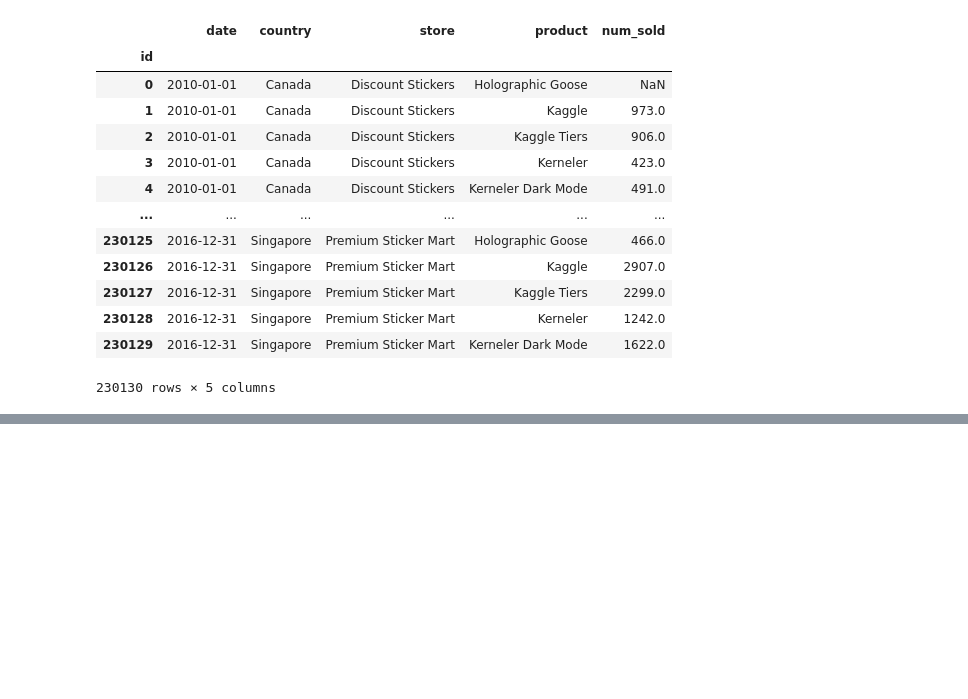
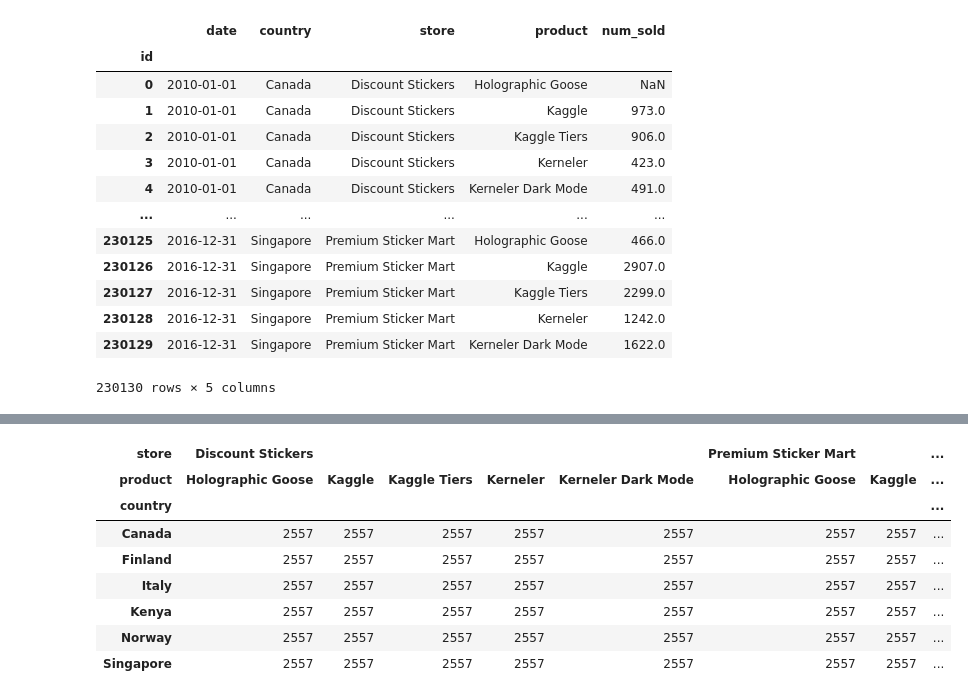
Before and after one commit to mihofer/kaggle_projects, a Jupyter notebook: forecasting_sticker_sales/analysis.ipynb, the cells around one changed output, grey strips where cells are left out. Saved outputs shown, nothing was run; the diff lists cells and outputs as text; code cells hidden in the pictures; blank space fills up the shorter version.

```diff
--- a/forecasting_sticker_sales/analysis.ipynb
+++ b/forecasting_sticker_sales/analysis.ipynb
@@ -64,0 +117,14 @@ memory usage: 10.5+ MB
+# %%
+pd.crosstab(
+    index=train_df['country'], columns=[train_df['store'], train_df['product']]
+)
+# %% [output]
+| store | Discount Stickers |  |  |  |  | Premium Sticker Mart |  | ... |
+| product | Holographic Goose | Kaggle | Kaggle Tiers | Kerneler | Kerneler Dark Mode | Holographic Goose | Kaggle | ... |
+| country |  |  |  |  |  |  |  | ... |
+| Canada | 2557 | 2557 | 2557 | 2557 | 2557 | 2557 | 2557 | ... |
+| Finland | 2557 | 2557 | 2557 | 2557 | 2557 | 2557 | 2557 | ... |
+| Italy | 2557 | 2557 | 2557 | 2557 | 2557 | 2557 | 2557 | ... |
+| Kenya | 2557 | 2557 | 2557 | 2557 | 2557 | 2557 | 2557 | ... |
+| Norway | 2557 | 2557 | 2557 | 2557 | 2557 | 2557 | 2557 | ... |
+| Singapore | 2557 | 2557 | 2557 | 2557 | 2557 | 2557 | 2557 | ... |
```
Also changed, not shown: parts of 20 cells of this notebook.
